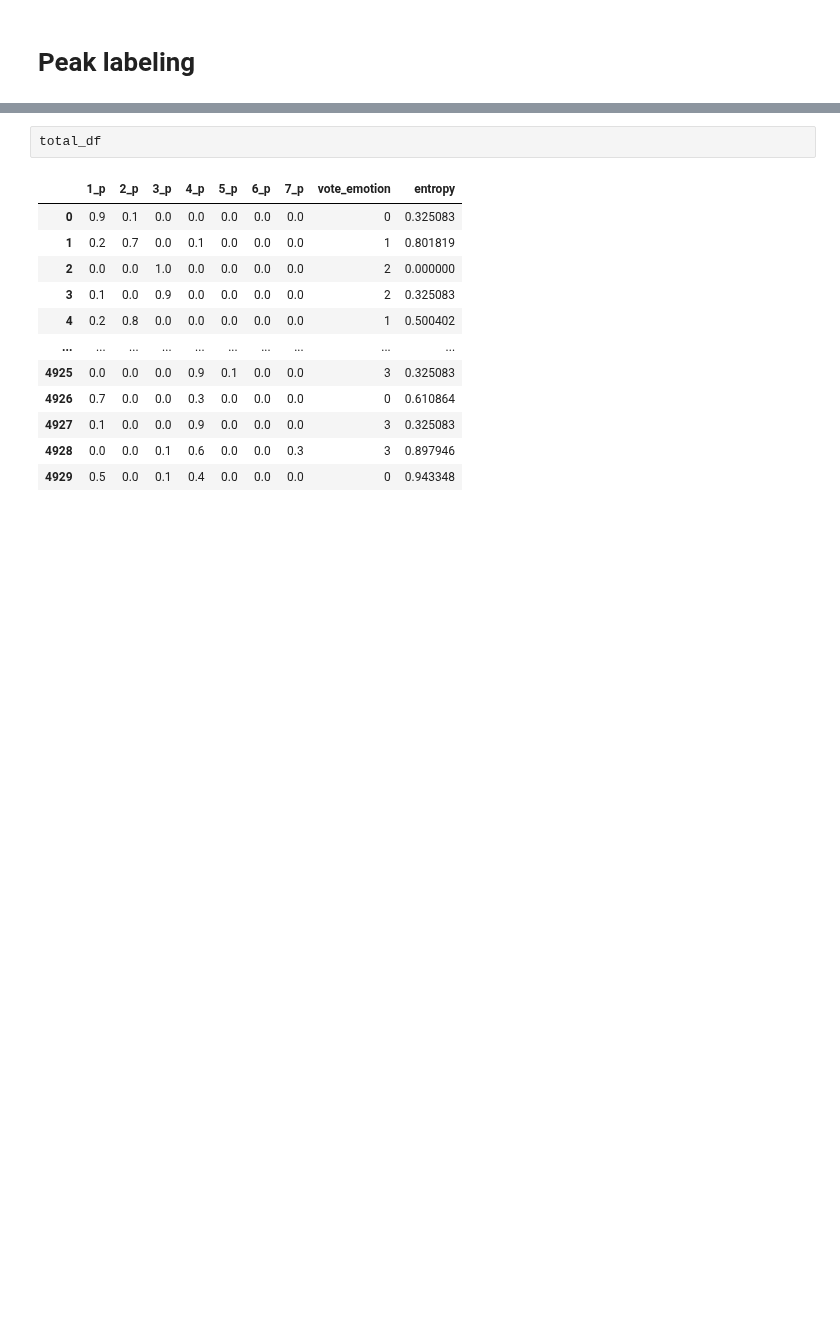
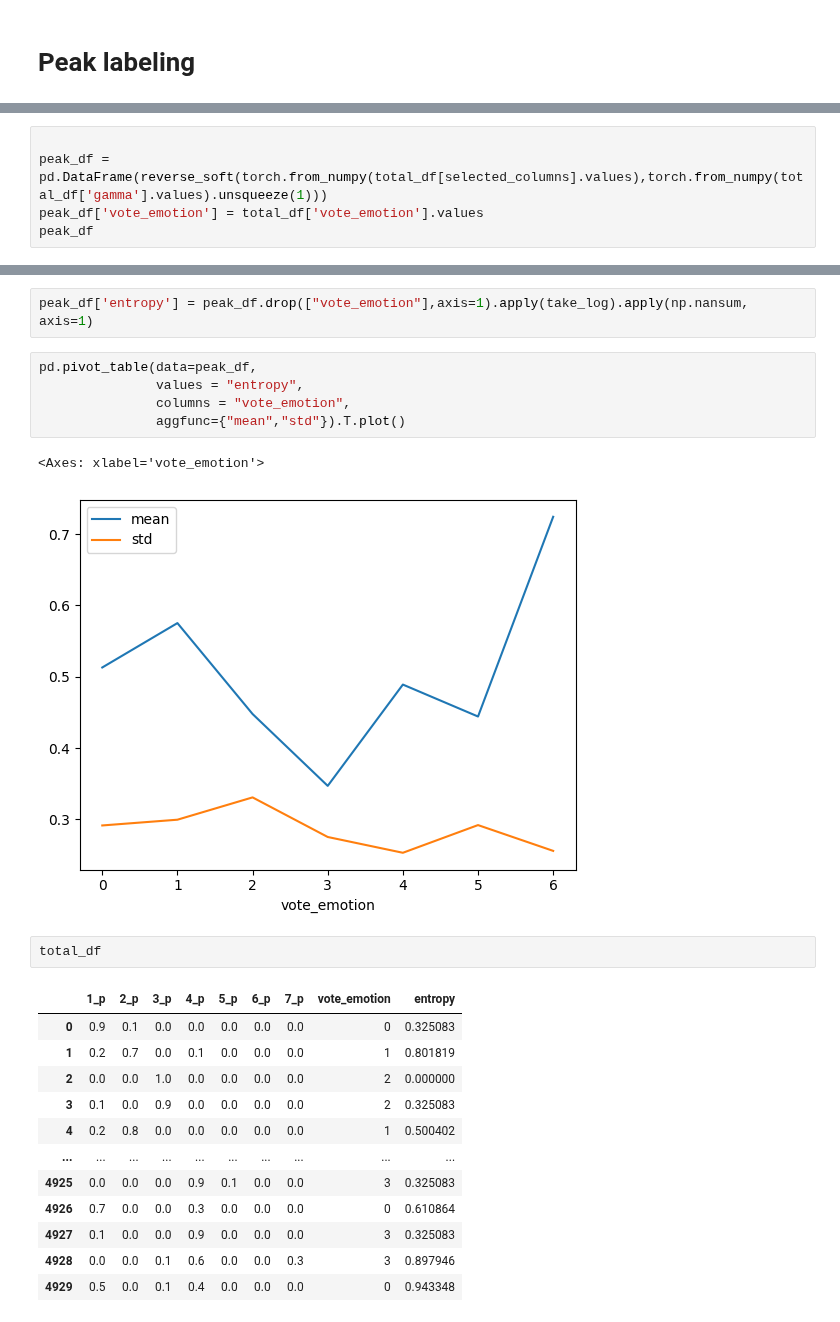
Before and after one commit to 1pha/MulitmodalERC-TensorMixerNetwork, a Jupyter notebook: modeling.ipynb, the cells around one changed output, grey strips where cells are left out. Drawn from its saved outputs; the diff is of its cells as text; blank space fills up the shorter version.

```diff
--- a/modeling.ipynb
+++ b/modeling.ipynb
@@ -49,0 +126,5 @@ total_df['entropy'] = total_df[selected_columns].apply(take_log).apply(np.nansum
+# %%
+
+peak_df = pd.DataFrame(reverse_soft(torch.from_numpy(total_df[selected_columns].values),torch.from_numpy(total_df['gamma'].values).unsqueeze(1)))
+peak_df['vote_emotion'] = total_df['vote_emotion'].values
+peak_df
@@ -50,3 +145,13 @@ total_df['entropy'] = total_df[selected_columns].apply(take_log).apply(np.nansum
+# %%
+peak_df['entropy'] = peak_df.drop(["vote_emotion"],axis=1).apply(take_log).apply(np.nansum, axis=1)
+# %%
+pd.pivot_table(data=peak_df,
+               values = "entropy",
+               columns = "vote_emotion",
+               aggfunc={"mean","std"}).T.plot()
+# %% [output]
+<Axes: xlabel='vote_emotion'>
+[figure, added]
 # %%
 total_df
 # %% [output]
```
Also changed, not shown: parts of 12 cells of this notebook, 1 other file.
